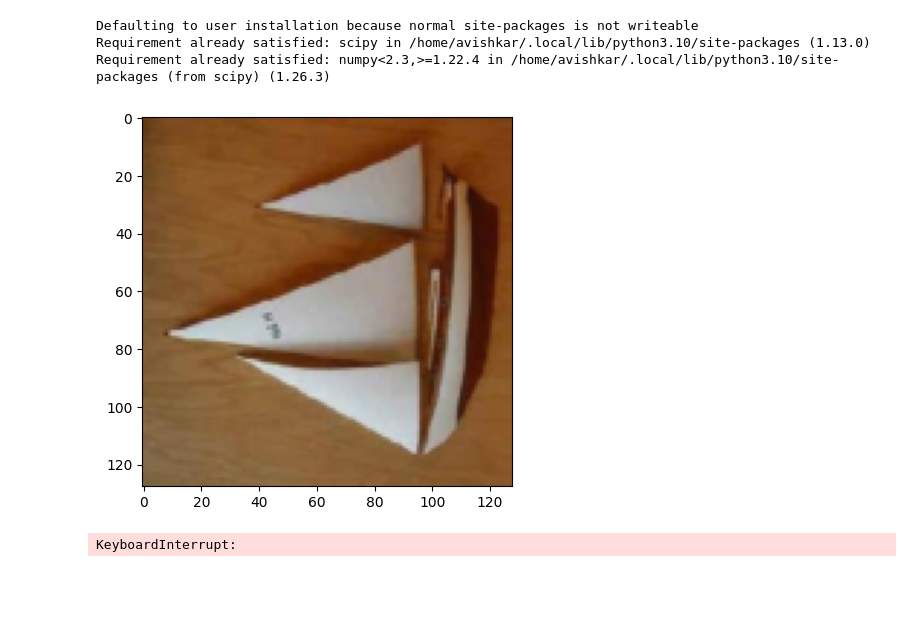
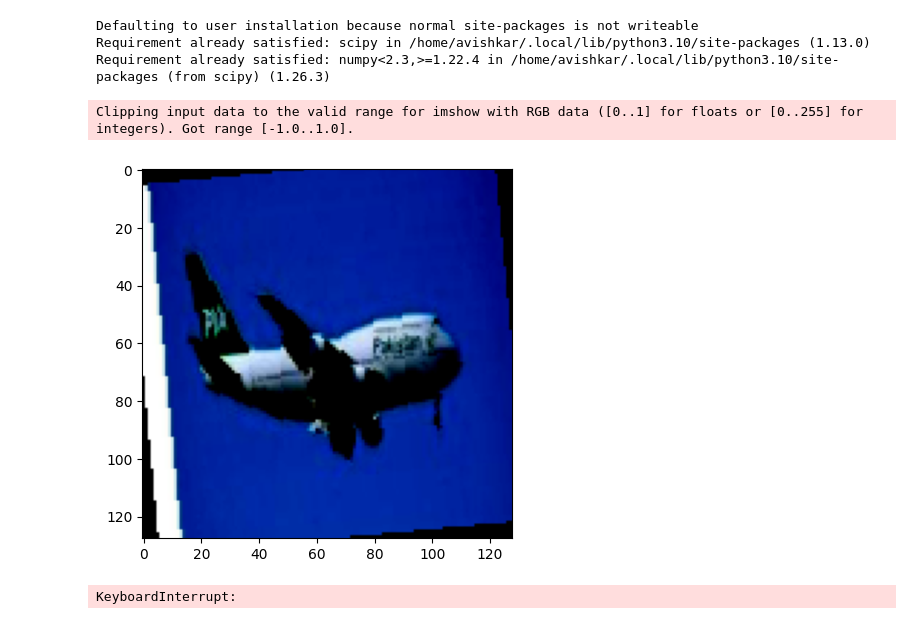
Before and after one commit to AvishkarArjan/deep-learning-essentials, a Jupyter notebook: vision_transformer/vit_caltech101.ipynb, the cells around one changed output. Saved outputs shown, nothing was run; the diff lists cells and outputs as text; code cells hidden in the pictures; blank space fills up the shorter version.

Commit message:
vit_caltech101

```diff
--- a/vision_transformer/vit_caltech101.ipynb
+++ b/vision_transformer/vit_caltech101.ipynb
@@ -7,23 +7,15 @@ try:
     drive.mount("/content/drive")
     DATA_ROOT = Path("/content/data")
     SAVE_DIR = Path("/content/drive/MyDrive/research/vision_transformer")
-    CHECKPOINT_DIR = SAVE_DIR/"vit_caltech_checkpoints"
-    EXPERIMENT_DIR = SAVE_DIR/"experiments"
+    EXP_DIR = SAVE_DIR/"experiments"
 except:
     DATA_ROOT = Path.home()/"Desktop/research"
-    CHECKPOINT_DIR = Path.home()/"Desktop/projects/deep_learning_essentials/vision_transformer/vit_cifar_checkpoints"
-    EXPERIMENT_DIR = Path.home()/"Desktop/projects/deep_learning_essentials/vision_transformer/experiments"
+    EXP_DIR = Path.home()/"Desktop/projects/deep_learning_essentials/vision_transformer/experiments"
 
 if not DATA_ROOT.exists():
     DATA_ROOT.mkdir()
     print("Created Data dir")
 else:
     print("DATA_ROOT exists at : ", DATA_ROOT)
-
-if not CHECKPOINT_DIR.exists():
-    CHECKPOINT_DIR.mkdir()
-    print("created CKPT dir")
-else:
-    print("ckpt exists at : ", CHECKPOINT_DIR)
 # %% [output]
 DATA_ROOT exists at :  /home/avishkar/Desktop/research
@@ -49,7 +40,10 @@ BATCH_SIZE = 32
 transform = transforms.Compose([
   transforms.Lambda(to_rgb),
     transforms.Resize((128, 128)),  # Resize images 64x64 : caltech101 has pics of around 200x300
-    transforms.ToTensor(),           # Convert images to tensors
+    transforms.ToTensor(),
+    transforms.RandomRotation(7),
+    transforms.RandomHorizontalFlip(),
+    transforms.Normalize([0.5], [0.5]),# Convert images to tensors
 ])
 
 dataset = datasets.Caltech101(DATA_ROOT, transform=transform, download=True)
@@ -83,15 +77,16 @@ Dataset size :  8677
 # %%
 """VISUALIZE DATA"""
 !pip install scipy
 import matplotlib.pyplot as plt
 
 for i, (imgs, labels) in enumerate(train_loader):
     img = imgs[0]
-    plt.imshow(img.T.cpu().numpy())
+    plt.imshow(img.permute(1,2,0).cpu().numpy())
     plt.show()
     break
 # %% [output]
 Defaulting to user installation because normal site-packages is not writeable
 Requirement already satisfied: scipy in /home/avishkar/.local/lib/python3.10/site-packages (1.13.0)
 Requirement already satisfied: numpy<2.3,>=1.22.4 in /home/avishkar/.local/lib/python3.10/site-packages (from scipy) (1.26.3)
+Clipping input data to the valid range for imshow with RGB data ([0..1] for floats or [0..255] for integers). Got range [-1.0..1.0].
-[figure, old version]
+[figure, new version]
```
Also changed, not shown: parts of 8 cells of this notebook, 2 other files.
